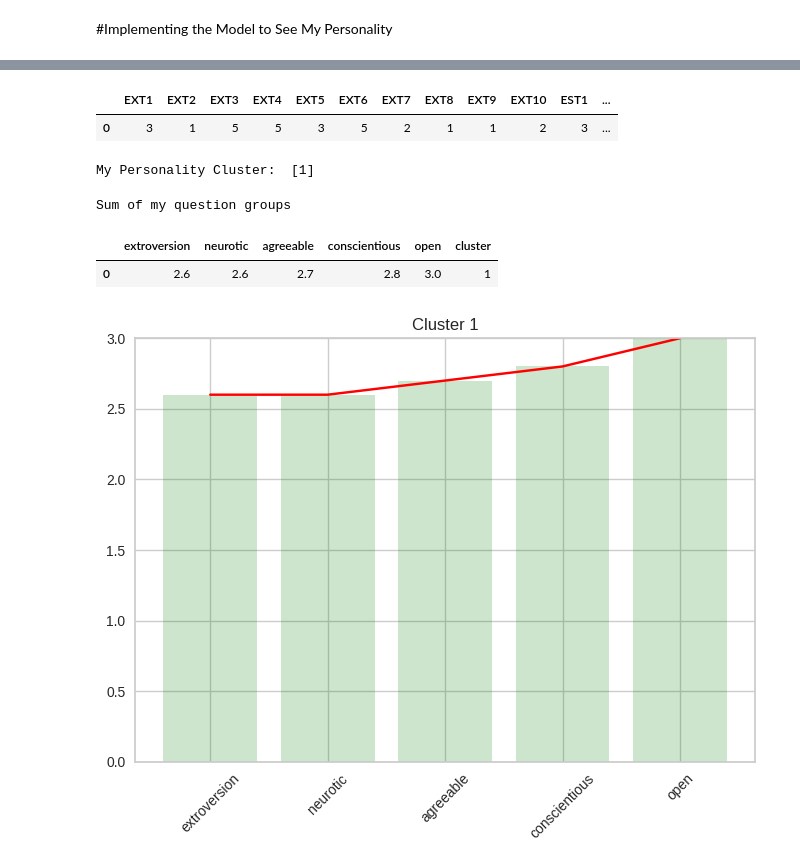
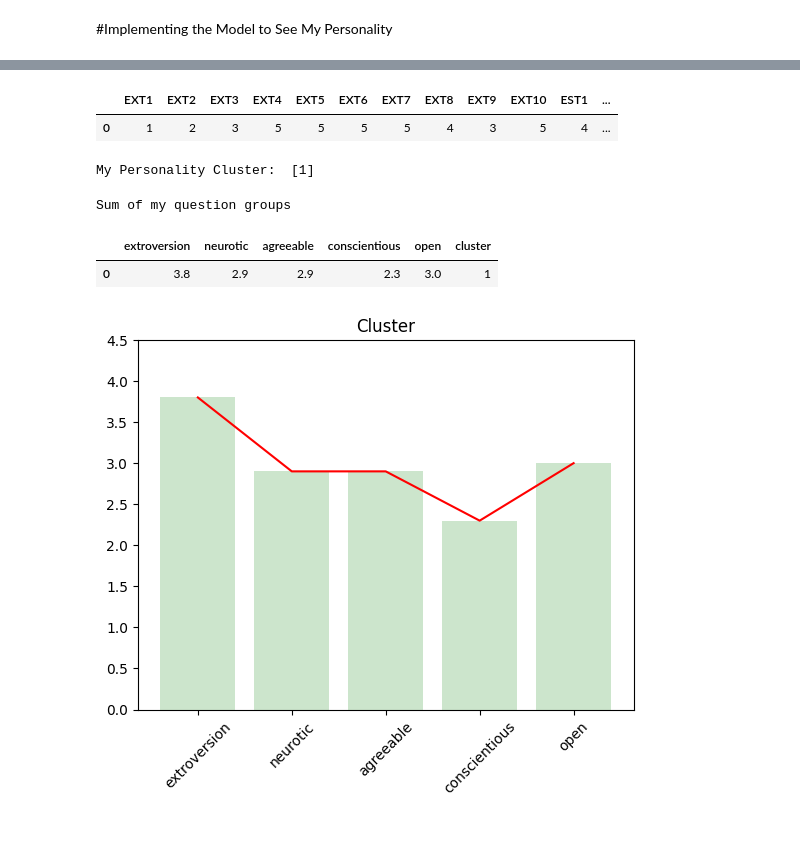
Before and after one commit to sudovishal/personality-prediction, a Jupyter notebook: Personality_Prediction_Final.ipynb, the cells around one changed output, grey strips where cells are left out. Saved outputs shown, nothing was run; the diff lists cells and outputs as text; code cells hidden in the pictures; blank space fills up the shorter version.

```diff
--- a/Personality_Prediction_Final.ipynb
+++ b/Personality_Prediction_Final.ipynb
@@ -296,9 +223,9 @@ plt.title('Personality Clusters after PCA');
 # %%
-my_data = pd.read_excel('/content/drive/MyDrive/personality_test.xlsx')
+my_data = pd.read_excel('/content/drive/MyDrive/personality_result.xlsx')
 my_data
 # %% [output]
 |  | EXT1 | EXT2 | EXT3 | EXT4 | EXT5 | EXT6 | EXT7 | EXT8 | EXT9 | EXT10 | EST1 | ... |
-| 0 | 3 | 1 | 5 | 5 | 3 | 5 | 2 | 1 | 1 | 2 | 3 | ... |
+| 0 | 1 | 2 | 3 | 5 | 5 | 5 | 5 | 4 | 3 | 5 | 4 | ... |
 # %%
 my_personality = k_fit.predict(my_data)
 print('My Personality Cluster: ', my_personality)
@@ -325,13 +252,13 @@ my_sums
 # %% [output]
 Sum of my question groups
 |  | extroversion | neurotic | agreeable | conscientious | open | cluster |
-| 0 | 2.6 | 2.6 | 2.7 | 2.8 | 3.0 | 1 |
+| 0 | 3.8 | 2.9 | 2.9 | 2.3 | 3.0 | 1 |
 # %%
 my_sum = my_sums.drop('cluster', axis=1)
 plt.bar(my_sum.columns, my_sum.iloc[0,:], color='green', alpha=0.2)
 plt.plot(my_sum.columns, my_sum.iloc[0,:], color='red')
-plt.title('Cluster 1')
+plt.title('Cluster')
 plt.xticks(rotation=45)
-plt.ylim(0,3);
+plt.ylim(0,4.5);
 # %% [output]
-[figure, old version]
+[figure, new version]
```
Also changed, not shown: parts of 22 cells of this notebook.
